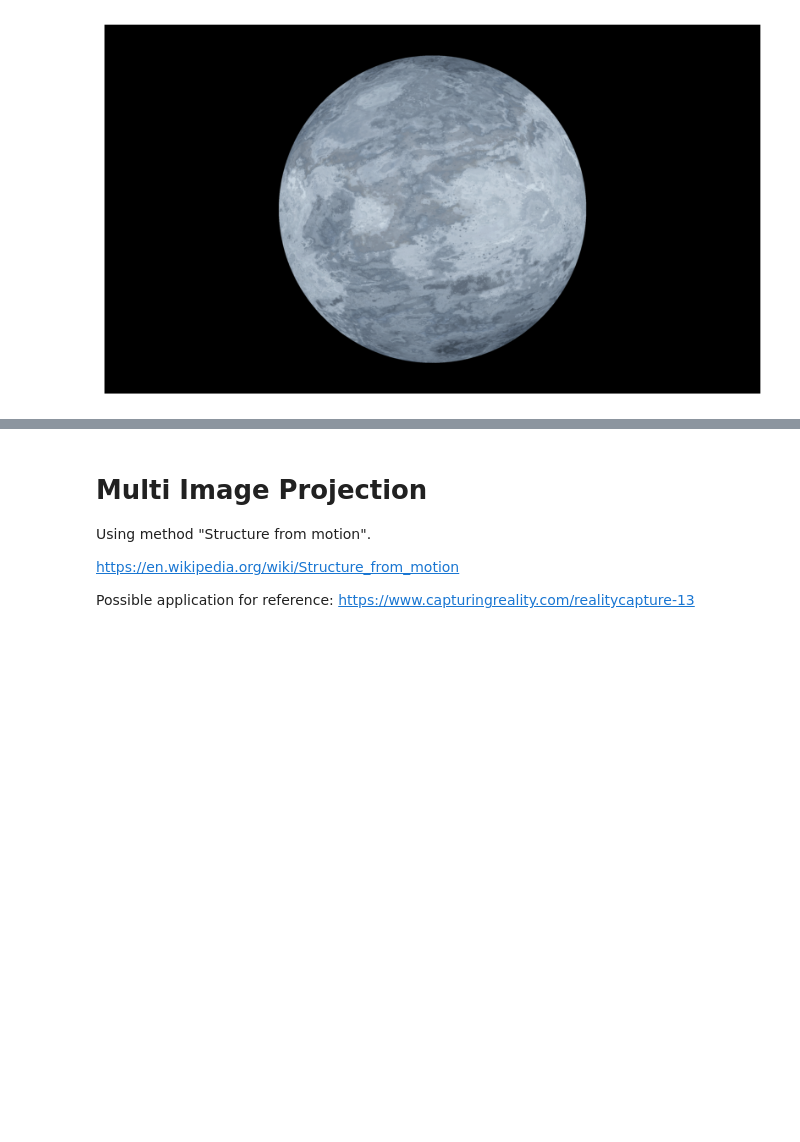
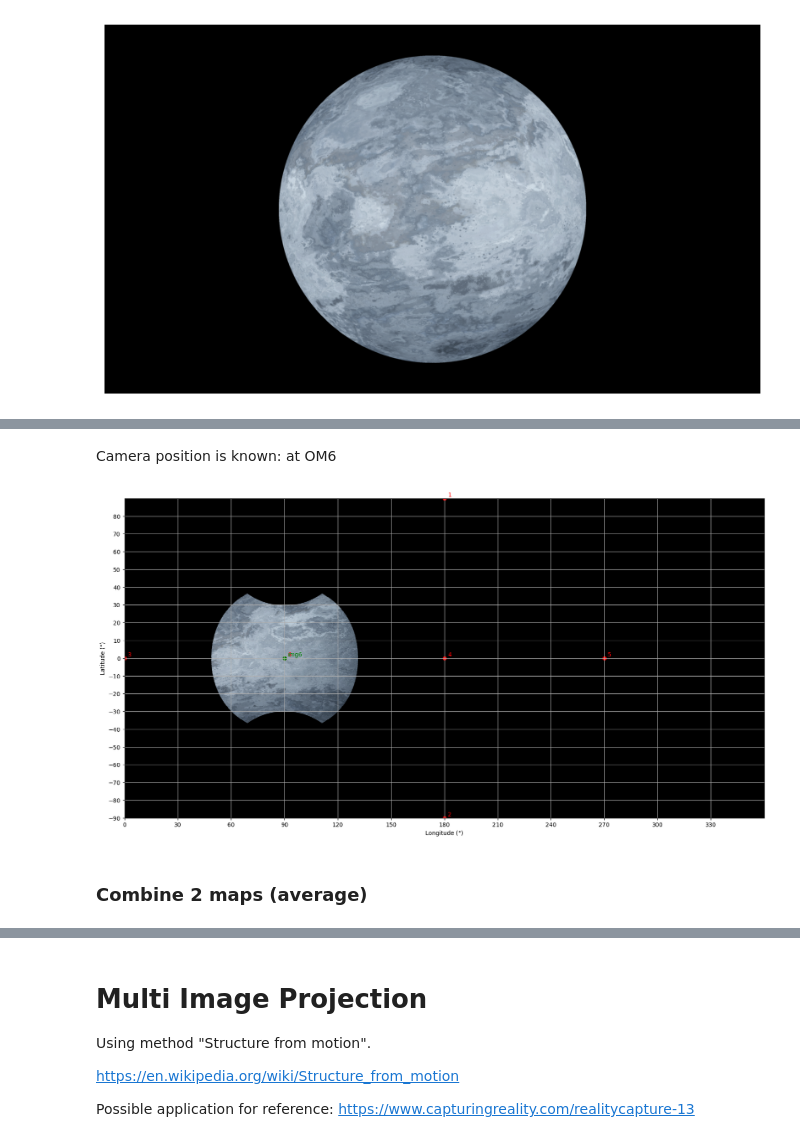
Before and after one commit to GrakePch/2024CV_FinalProject_StarCartographer, a Jupyter notebook: main.ipynb, the cells around one changed output, grey strips where cells are left out. Cells and saved outputs as stored; diff of their text form; code cells hidden in the pictures; blank space fills up the shorter version.

```diff
--- a/main.ipynb
+++ b/main.ipynb
@@ -181,0 +223,23 @@ drawMapGrid(testMap, [cam5longla], ["img5"])
+# %% [markdown]
+Camera position is known: at OM6
+# %%
+cam6longla = [90, 0]
+cam6pos = OM[6]
+# %%
+testMap2 = np.zeros((OUTPUT_IMG_SIZE[1], OUTPUT_IMG_SIZE[0], 3))
+
+for v in range(OUTPUT_IMG_SIZE[1]):
+    for u in range(OUTPUT_IMG_SIZE[0]):
+        la = -v / OUTPUT_IMG_SIZE[1] * 180 + 90
+        lo = u / OUTPUT_IMG_SIZE[0] * 360
+        uInput, vInput = longlaToInputImgUV([lo, la], img6_cropped, img6Meta["fovU"], cam6longla, cam6pos)
+        if uInput is None or not (0 <= uInput < img6_cropped.shape[1] and 0 <= vInput < img6_cropped.shape[0]):
+            testMap2[v, u] = [0, 0, 0]
+            continue
+        testMap2[v, u] = img6_cropped[-vInput, uInput]
+
+drawMapGrid(testMap2, [cam6longla], ["img6"])
+# %% [output]
+[figure, added]
+# %% [markdown]
+### Combine 2 maps (average)
```
Also changed, not shown: parts of 11 cells of this notebook, 2 other files.
